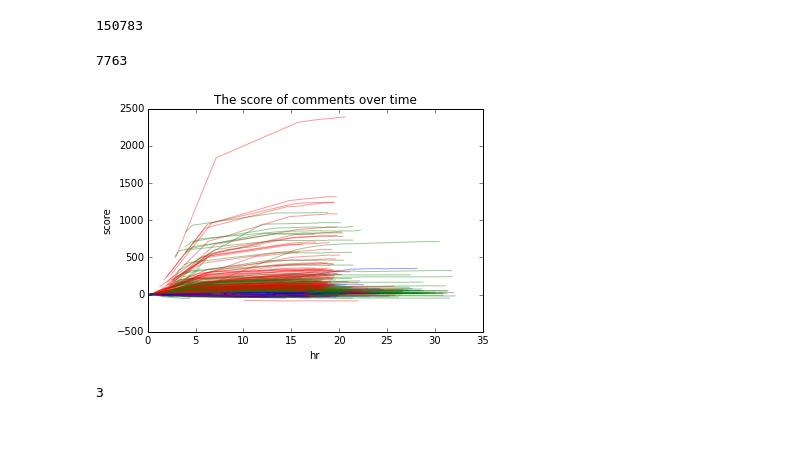
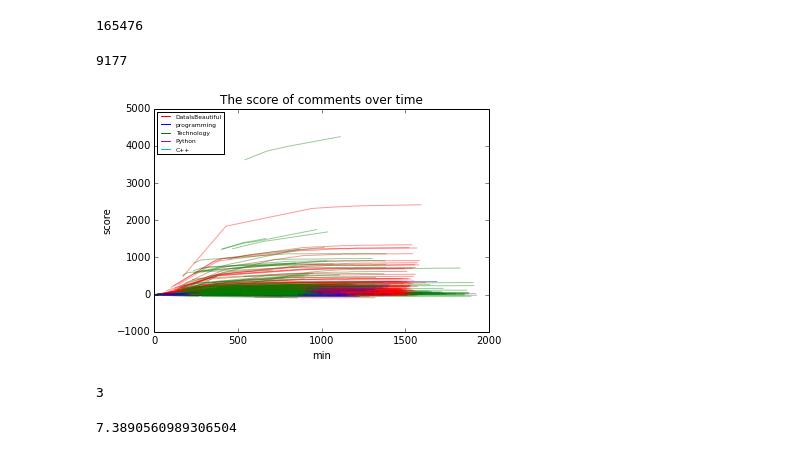
Before and after one commit to gautsi/creddit_score, a Jupyter notebook: notebooks/Score evolution plot.ipynb, the cells around one changed output. Cells and saved outputs as stored; diff of their text form; code cells hidden in the pictures.

```diff
--- a/notebooks/Score evolution plot.ipynb
+++ b/notebooks/Score evolution plot.ipynb
@@ -19,10 +19,16 @@ submissions_df = pd.read_sql(sql="select * from submissions", con=engine)
 # %%
 comments_df['age'] = comments_df.created - comments_df.subm_created
 comments_df['age_min'] = comments_df.age/60.0
+comments_df['age_min_log'] = np.log(comments_df.age_min)
 comments_df['time_since_post'] = comments_df.timestamp - comments_df.created
 comments_df['time_since_post_min'] = comments_df.time_since_post/60.0
+comments_df['time_since_post_min_log'] = np.log(comments_df.time_since_post_min)
 comments_df['color'] = comments_df.subreddit.apply(lambda x : subreddits.index(x))
 comments_df['comment_length'] = comments_df.content.apply(len)
+comments_df['comment_num_words'] = comments_df.content.apply(lambda x : len(x.split()))
+comments_df['comment_length_log'] = np.log(comments_df.comment_length)
+comments_df['comment_num_words_log'] = np.log(comments_df.comment_num_words)
+comments_df['subm_num_comments_log'] = np.log(comments_df.subm_num_comments)
 # %%
 def cube_root(x):
     if x > 0:
@@ -35,7 +41,7 @@ comments_df['cube_subm_score'] = comments_df.subm_score.apply(lambda x : cube_ro
 # %%
 len(comments_df)
 # %% [output]
-150783
+165476
 # %%
 comment_count = comments_df[['comment_id']].groupby(comments_df.comment_id).count()
 # %%
@@ -43,4 +49,4 @@ repeated_comments = comment_count[comment_count.comment_id > 5].index
 # %%
 len(repeated_comments)
 # %% [output]
-7763
+9177
@@ -49,22 +53,35 @@ from scipy.interpolate import interp1d
 # %%
 plt.clf()
 
 for comment in repeated_comments:
     rows = comments_df[comments_df.comment_id == comment]
     scores = list(rows.score)
+    #times = list(rows.time_since_post_min)
+    #good_start = max([times.index(time) for time in times if time > 0])
     stops_changing = scores.index(scores[-1]) if abs(scores[-1]) > 10 else 0
-    x = rows.time_since_post[:stops_changing]/3600.0
+    x = rows.time_since_post_min[:stops_changing]
     y = rows.score[:stops_changing]
     plt.plot(x, y, alpha = 0.4, c=colors[rows.color.iloc[0]])
-plt.xlabel("hr")
+plt.xlabel("min")
 plt.ylabel("score")
 plt.title("The score of comments over time")
+
+
+#make_legend
+for i in xrange(len(subreddits)):
+    plt.plot([],[],c=colors[i],label=subreddits[i])
+    plt.legend(fontsize=6, loc=2)
+
 plt.savefig("time_evo", dpi=300)
 # %% [output]
-[figure, old version]
+[figure, new version]
 # %%
 l = [1,2,3,4,4,4]
 # %%
 l.index(l[-1])
 # %% [output]
 3
+# %%
+np.exp(2)
+# %% [output]
+7.3890560989306504
```
Also changed, not shown: parts of 1 cell of this notebook, 8 other files.
